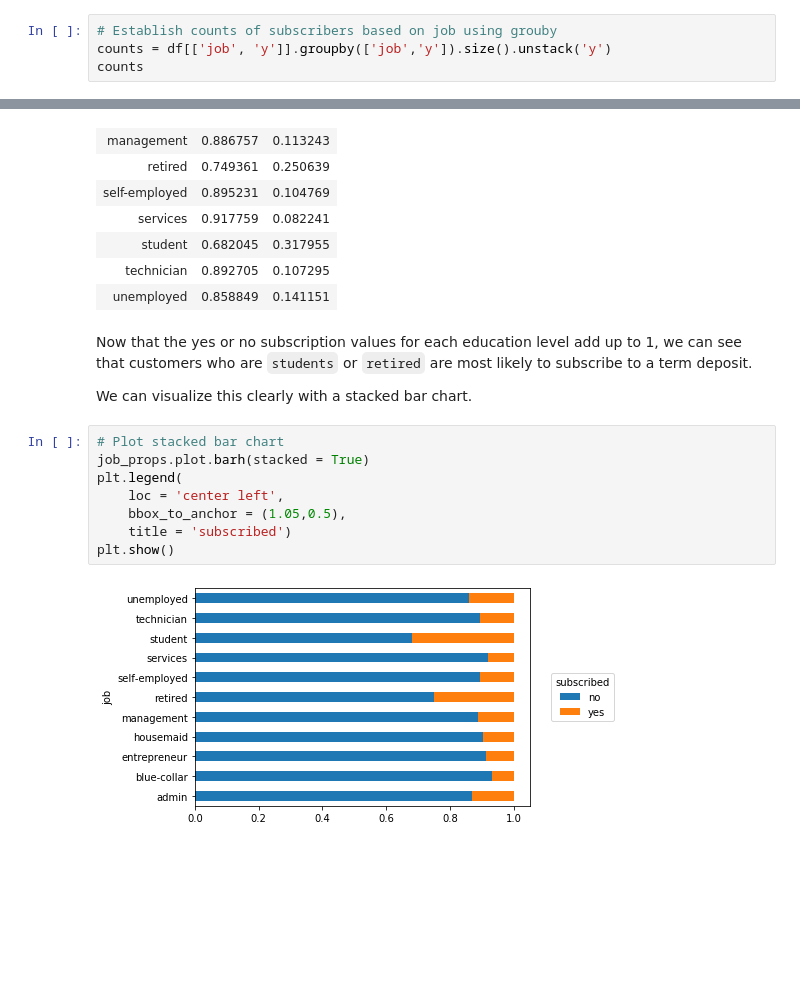
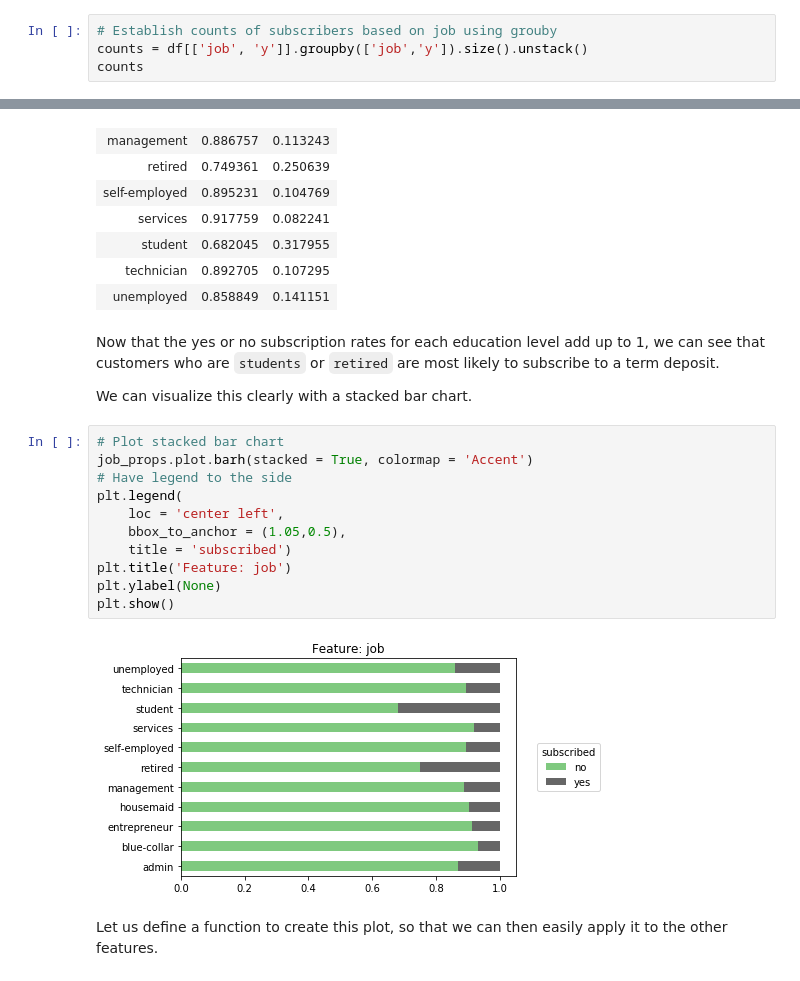
Before and after one commit to nadinezab/bank-marketing, a Jupyter notebook: bank-marketing.ipynb, the cells around one changed output, grey strips where cells are left out. Saved outputs shown, nothing was run; the diff lists cells and outputs as text; blank space fills up the shorter version.

Commit message:
Add: barplot function

```diff
--- a/bank-marketing.ipynb
+++ b/bank-marketing.ipynb
@@ -388,7 +368,7 @@ Due to the class imbalance, it is difficult to see which attributes have the hig
 For instance, when looking at `job`, we just see fewer `yes` observations for every type of `job`. Let us try and improve on this, by looking at the `rate` of subscribers for each job category. Once we have a more useful visualization, we will extend to the other categorical variables.
 # %%
 # Establish counts of subscribers based on job using grouby
-counts = df[['job', 'y']].groupby(['job','y']).size().unstack('y')
+counts = df[['job', 'y']].groupby(['job','y']).size().unstack()
 counts
 # %% [output]
 | y | no | yes |
@@ -441,16 +421,21 @@ job_props
 | technician | 0.892705 | 0.107295 |
 | unemployed | 0.858849 | 0.141151 |
 # %% [markdown]
-Now that the yes or no subscription values for each education level add up to 1, we can see that customers who are `students` or `retired` are most likely to subscribe to a term deposit.
+Now that the yes or no subscription rates for each education level add up to 1, we can see that customers who are `students` or `retired` are most likely to subscribe to a term deposit.
 
 We can visualize this clearly with a stacked bar chart.
 # %%
 # Plot stacked bar chart
-job_props.plot.barh(stacked = True)
+job_props.plot.barh(stacked = True, colormap = 'Accent')
+# Have legend to the side
 plt.legend(
     loc = 'center left',
     bbox_to_anchor = (1.05,0.5),
     title = 'subscribed')
+plt.title('Feature: job')
+plt.ylabel(None)
 plt.show()
 # %% [output]
-[figure, old version]
+[figure, new version]
+# %% [markdown]
+Let us define a function to create this plot, so that we can then easily apply it to the other features.
```
Also changed, not shown: parts of 10 cells of this notebook.
